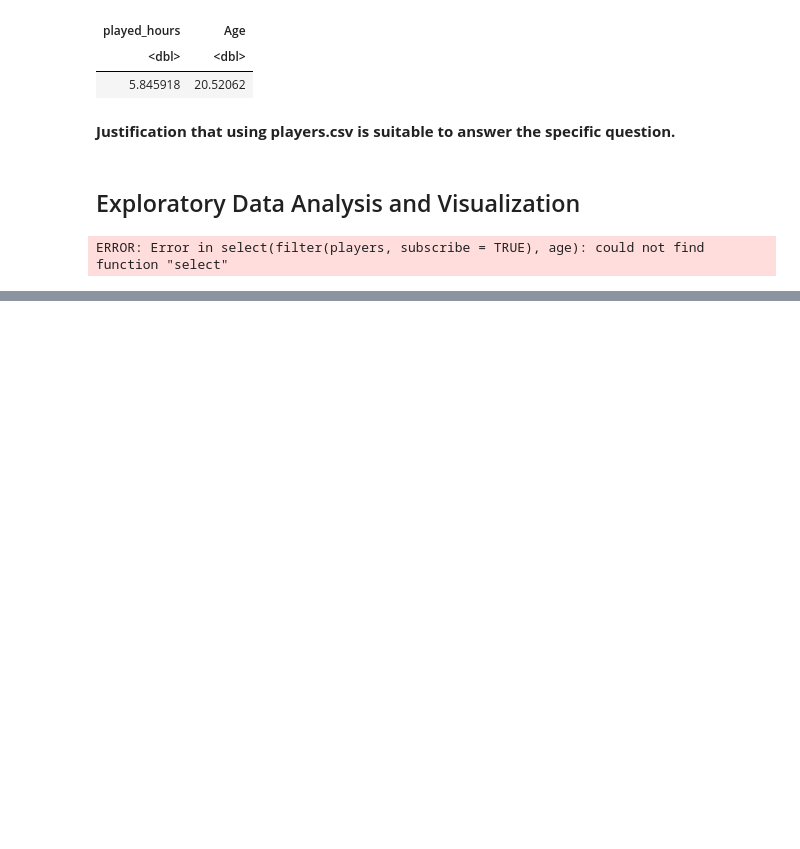
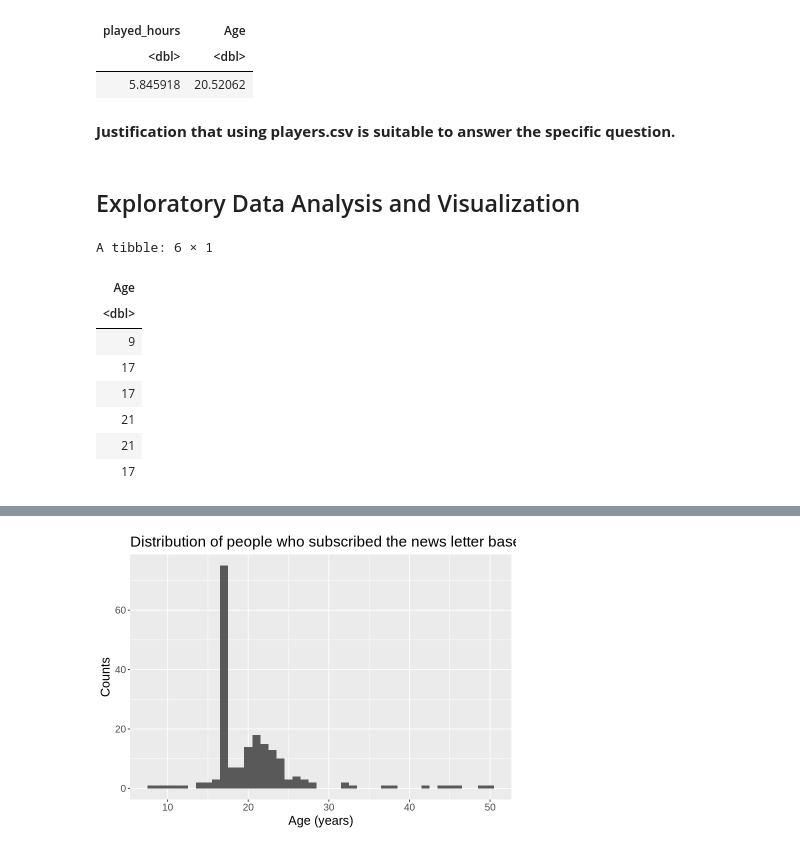
Before and after one commit to svipond2/dscigroupproject2, a Jupyter notebook: project2.ipynb, the cells around one changed output, grey strips where cells are left out. Saved outputs shown, nothing was run; the diff lists cells and outputs as text; code cells hidden in the pictures; blank space fills up the shorter version.

Commit message:
expanded on the plots

```diff
--- a/project2.ipynb
+++ b/project2.ipynb
@@ -103,15 +106,23 @@ options(repr.plot.width= 7, repr.plot.height= 5)
 
 subscribed_age <- players |>
                     filter(subscribe= TRUE) |>
-                    select(age)
+                    select(Age)
 
-subscirbe_age_plot <- ggplot(subscirbed_age, aes(x=age)) +
+subscirbe_age_plot <- ggplot(subscribed_age, aes(x=Age)) +
                         geom_histogram(binwidth=1) +
                         labs(x="Age (years)", y= "Counts",
                              title= "Distribution of people who subscribed the news letter based on Age") +
                         theme(text=element_text(size=15))
 
-subscribed_age
+head(subscribed_age)
 subscirbe_age_plot
 # %% [output]
-ERROR: Error in select(filter(players, subscribe = TRUE), age): could not find function "select"
+A tibble: 6 × 1
+| Age |
+| <dbl> |
+| 9 |
+| 17 |
+| 17 |
+| 21 |
+| 21 |
+| 17 |
@@ -118,3 +131,4 @@ ERROR: Error in select(filter(players, subscribe = TRUE), age): could not find f
+[figure, added]
 # %%
 # Second, I want to see if the relationship between played_hours and subscribe.
 
```
Also changed, not shown: parts of 9 cells of this notebook.
